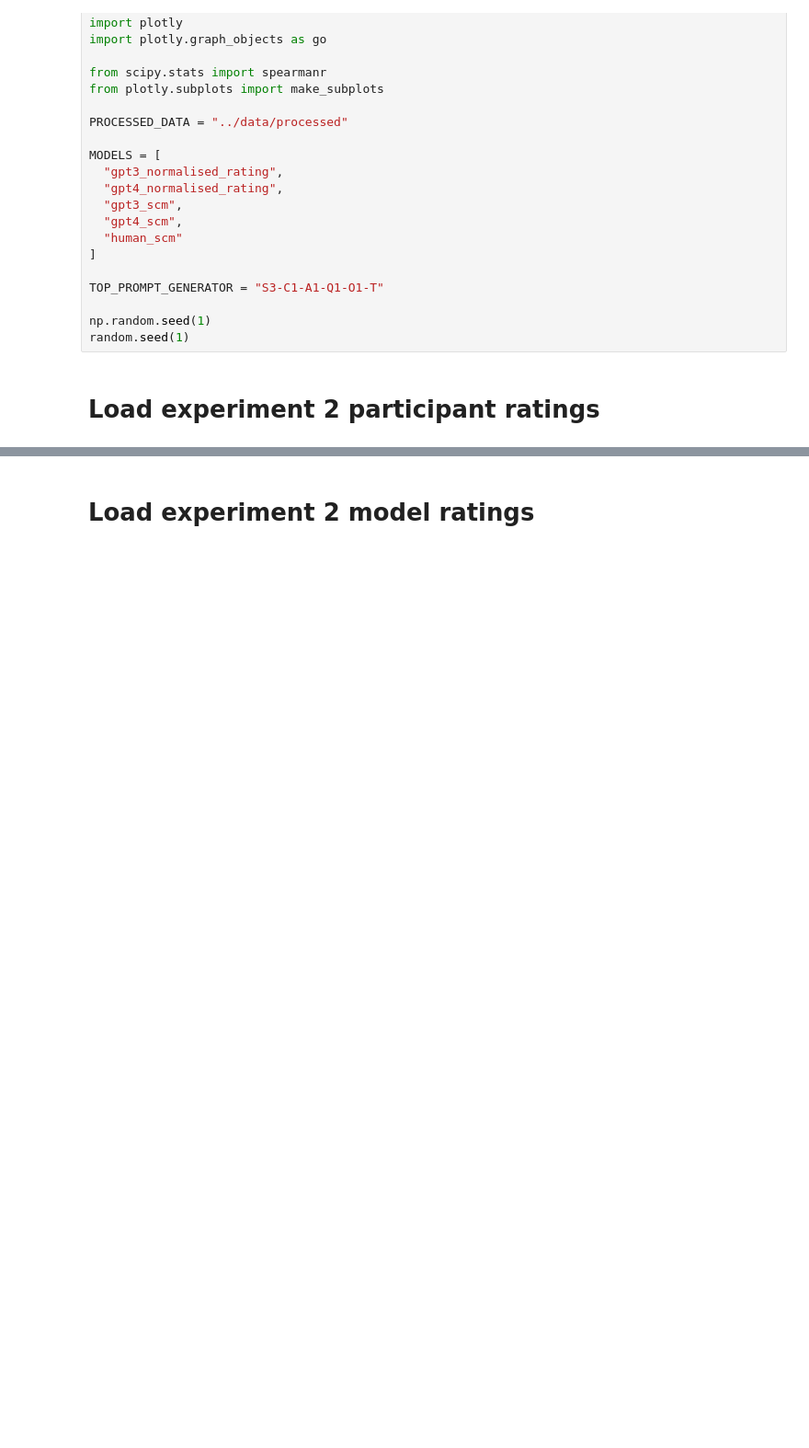
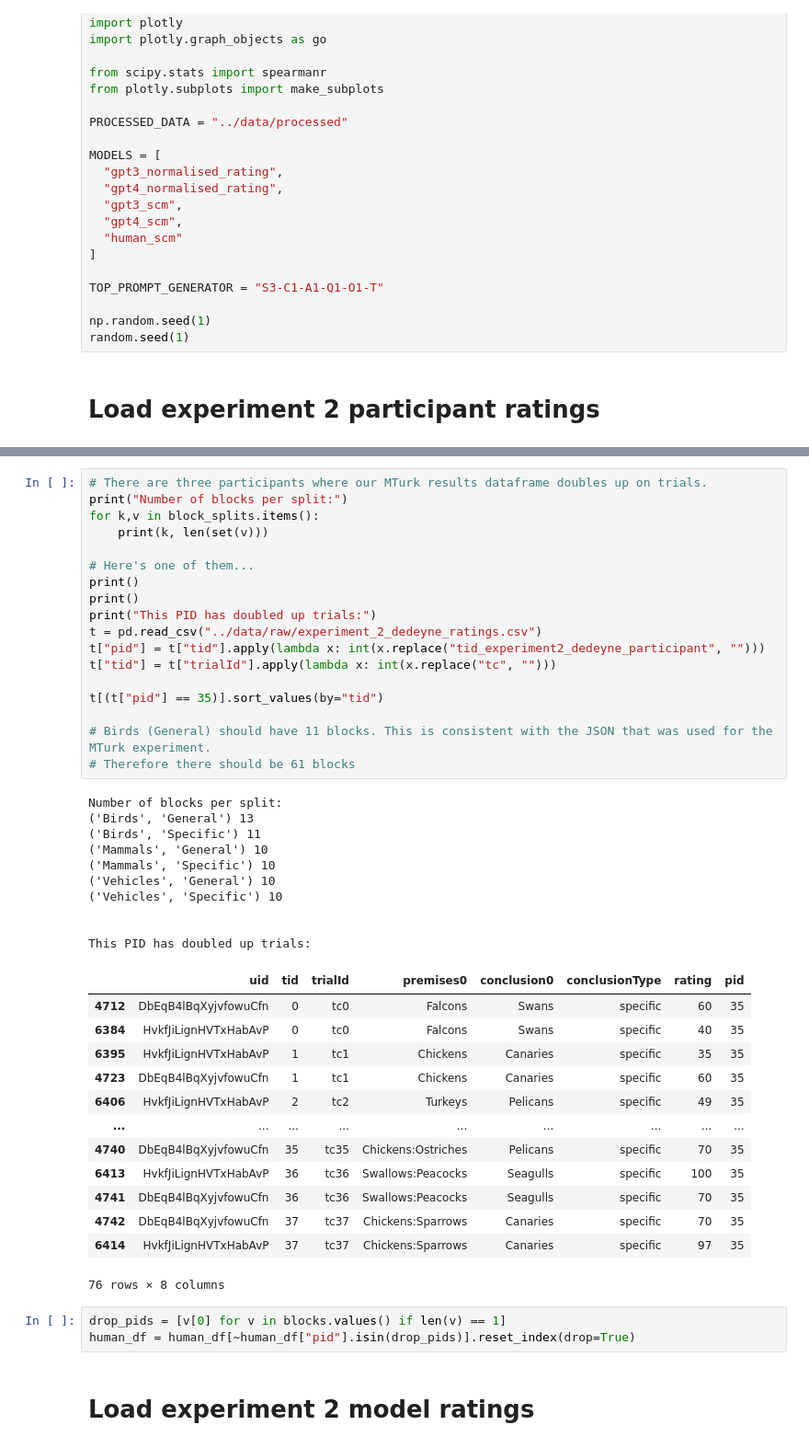
Before and after one commit to S-J-HAN/InductiveReasoningInLargeLanguageModels, a Jupyter notebook: exploration/Split Half Reliability.ipynb, the cells around one changed output, grey strips where cells are left out. Shown at 92% size. Saved outputs shown, nothing was run; the diff lists cells and outputs as text; blank space fills up the shorter version.

```diff
--- a/exploration/Split Half Reliability.ipynb
+++ b/exploration/Split Half Reliability.ipynb
@@ -69,6 +76,51 @@ human_df.head()
 | 2 | 0 | 10 | Birds | General | False | ('Vultures',) | All birds | 3 | (('Vultures',), 'All birds') | ... |
 | 3 | 0 | 11 | Birds | General | False | ('Falcons',) | All birds | 3 | (('Falcons',), 'All birds') | ... |
 | 4 | 0 | 12 | Birds | General | False | ('Herons',) | All birds | 7 | (('Herons',), 'All birds') | ... |
+# %%
+# There are three participants where our MTurk results dataframe doubles up on trials.
+print("Number of blocks per split:")
+for k,v in block_splits.items():
+    print(k, len(set(v)))
+
+# Here's one of them...
+print()
+print()
+print("This PID has doubled up trials:")
+t = pd.read_csv("../data/raw/experiment_2_dedeyne_ratings.csv")
+t["pid"] = t["tid"].apply(lambda x: int(x.replace("tid_experiment2_dedeyne_participant", "")))
+t["tid"] = t["trialId"].apply(lambda x: int(x.replace("tc", "")))
+
+t[(t["pid"] == 35)].sort_values(by="tid")
+
+# Birds (General) should have 11 blocks. This is consistent with the JSON that was used for the MTurk experiment.
+# Therefore there should be 61 blocks
+# %% [output]
+Number of blocks per split:
+('Birds', 'General') 13
+('Birds', 'Specific') 11
+('Mammals', 'General') 10
+('Mammals', 'Specific') 10
+('Vehicles', 'General') 10
+('Vehicles', 'Specific') 10
+
+
+This PID has doubled up trials:
+|  | uid | tid | trialId | premises0 | conclusion0 | conclusionType | rating | pid |
+| 4712 | DbEqB4lBqXyjvfowuCfn | 0 | tc0 | Falcons | Swans | specific | 60 | 35 |
+| 6384 | HvkfJiLignHVTxHabAvP | 0 | tc0 | Falcons | Swans | specific | 40 | 35 |
+| 6395 | HvkfJiLignHVTxHabAvP | 1 | tc1 | Chickens | Canaries | specific | 35 | 35 |
+| 4723 | DbEqB4lBqXyjvfowuCfn | 1 | tc1 | Chickens | Canaries | specific | 60 | 35 |
+| 6406 | HvkfJiLignHVTxHabAvP | 2 | tc2 | Turkeys | Pelicans | specific | 49 | 35 |
+| ... | ... | ... | ... | ... | ... | ... | ... | ... |
+| 4740 | DbEqB4lBqXyjvfowuCfn | 35 | tc35 | Chickens:Ostriches | Pelicans | specific | 70 | 35 |
+| 6413 | HvkfJiLignHVTxHabAvP | 36 | tc36 | Swallows:Peacocks | Seagulls | specific | 100 | 35 |
+| 4741 | DbEqB4lBqXyjvfowuCfn | 36 | tc36 | Swallows:Peacocks | Seagulls | specific | 70 | 35 |
+| 4742 | DbEqB4lBqXyjvfowuCfn | 37 | tc37 | Chickens:Sparrows | Canaries | specific | 70 | 35 |
+| 6414 | HvkfJiLignHVTxHabAvP | 37 | tc37 | Chickens:Sparrows | Canaries | specific | 97 | 35 |
+76 rows × 8 columns
+# %%
+drop_pids = [v[0] for v in blocks.values() if len(v) == 1]
+human_df = human_df[~human_df["pid"].isin(drop_pids)].reset_index(drop=True)
 # %% [markdown]
 # Load experiment 2 model ratings
 # %%
```
Also changed, not shown: parts of 6 cells of this notebook, 4 other files.
